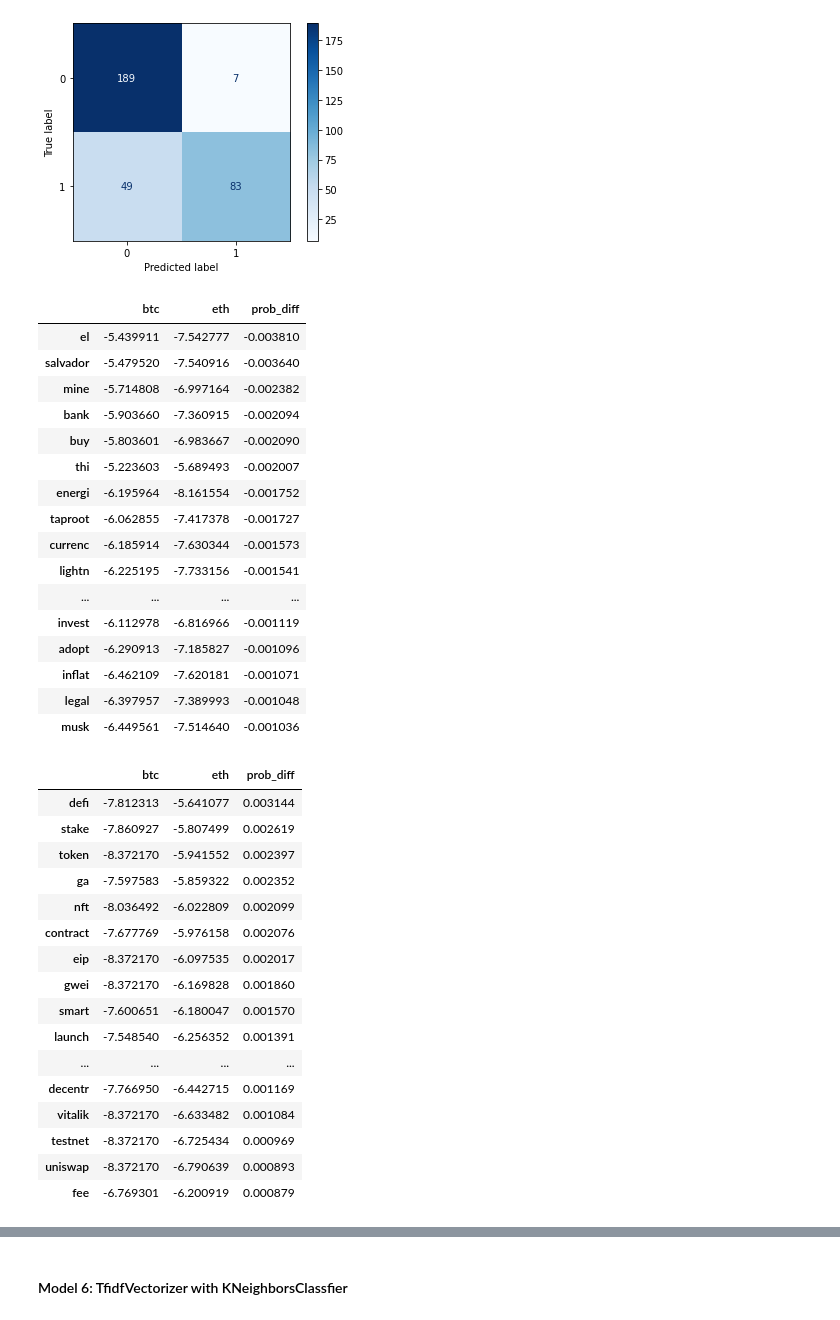
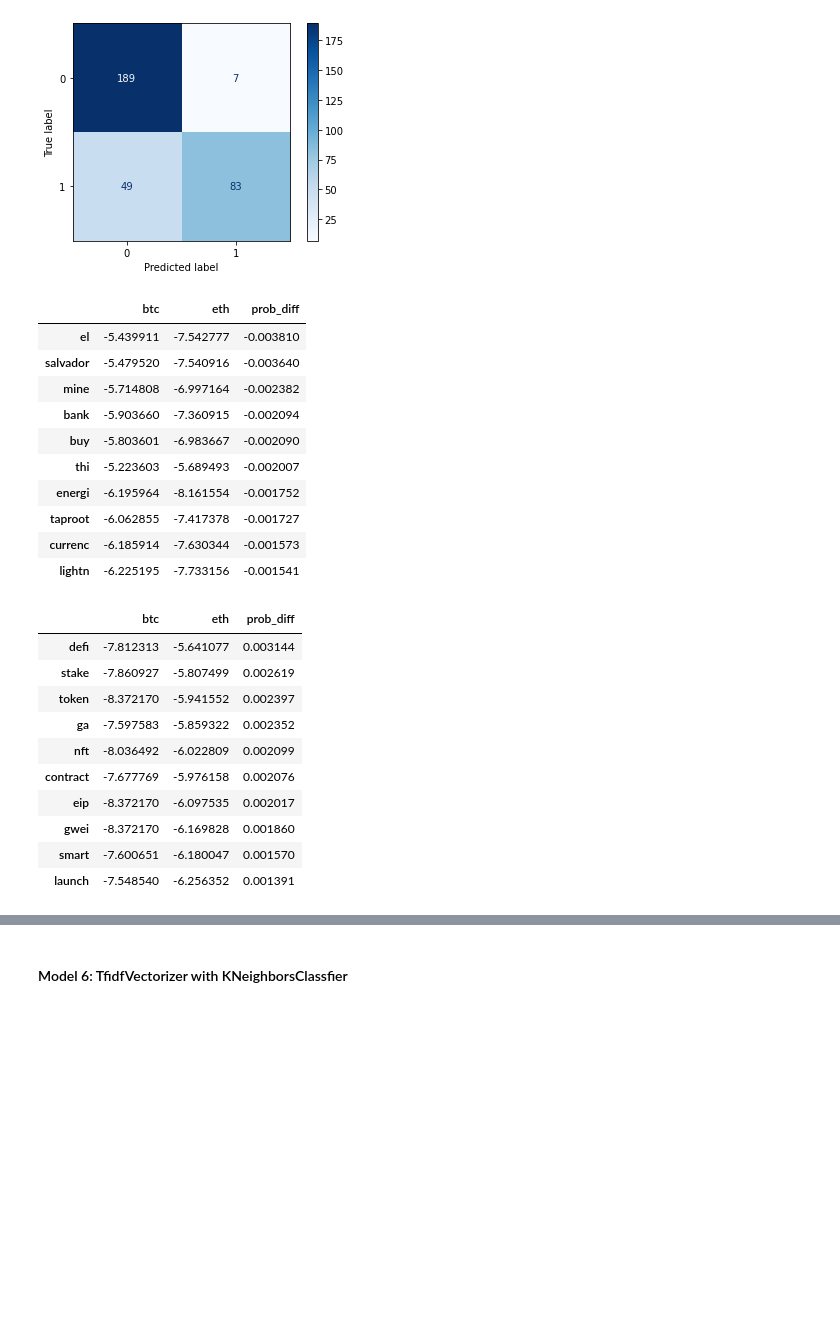
Before and after one commit to namkungchew/Bitcoin-Ethereum-Classifier, a Jupyter notebook: code/Bitcoin - Ethereum Reddit Classifier.ipynb, the cells around one changed output, grey strips where cells are left out. Drawn from its saved outputs; the diff is of its cells as text; code cells hidden in the pictures; blank space fills up the shorter version.

```diff
--- a/code/Bitcoin - Ethereum Reddit Classifier.ipynb
+++ b/code/Bitcoin - Ethereum Reddit Classifier.ipynb
@@ -460,26 +447,20 @@ Best Model Test Score: 0.8292682926829268
 # %%
 coefficients = pd.DataFrame(model5[-1].feature_log_prob_.T, index = model5[0].get_feature_names(), columns = ['btc','eth'])
 coefficients['prob_diff'] = np.exp(coefficients['eth']) - np.exp(coefficients['btc'])
-display(coefficients.sort_values('prob_diff',ascending = True).head(20))
-display(coefficients.sort_values('prob_diff', ascending = False).head(20))
+display(coefficients.sort_values('prob_diff',ascending = True).head(10))
+display(coefficients.sort_values('prob_diff', ascending = False).head(10))
 # %% [output]
 |  | btc | eth | prob_diff |
 | el | -5.439911 | -7.542777 | -0.003810 |
 | salvador | -5.479520 | -7.540916 | -0.003640 |
 | mine | -5.714808 | -6.997164 | -0.002382 |
 | bank | -5.903660 | -7.360915 | -0.002094 |
 | buy | -5.803601 | -6.983667 | -0.002090 |
 | thi | -5.223603 | -5.689493 | -0.002007 |
 | energi | -6.195964 | -8.161554 | -0.001752 |
 | taproot | -6.062855 | -7.417378 | -0.001727 |
 | currenc | -6.185914 | -7.630344 | -0.001573 |
 | lightn | -6.225195 | -7.733156 | -0.001541 |
-| ... | ... | ... | ... |
-| invest | -6.112978 | -6.816966 | -0.001119 |
-| adopt | -6.290913 | -7.185827 | -0.001096 |
-| inflat | -6.462109 | -7.620181 | -0.001071 |
-| legal | -6.397957 | -7.389993 | -0.001048 |
-| musk | -6.449561 | -7.514640 | -0.001036 |
 |  | btc | eth | prob_diff |
 | defi | -7.812313 | -5.641077 | 0.003144 |
 | stake | -7.860927 | -5.807499 | 0.002619 |
@@ -491,10 +472,4 @@ display(coefficients.sort_values('prob_diff', ascending = False).head(20))
 | gwei | -8.372170 | -6.169828 | 0.001860 |
 | smart | -7.600651 | -6.180047 | 0.001570 |
 | launch | -7.548540 | -6.256352 | 0.001391 |
-| ... | ... | ... | ... |
-| decentr | -7.766950 | -6.442715 | 0.001169 |
-| vitalik | -8.372170 | -6.633482 | 0.001084 |
-| testnet | -8.372170 | -6.725434 | 0.000969 |
-| uniswap | -8.372170 | -6.790639 | 0.000893 |
-| fee | -6.769301 | -6.200919 | 0.000879 |
 # %% [markdown]
```
Also changed, not shown: parts of 50 cells of this notebook.
